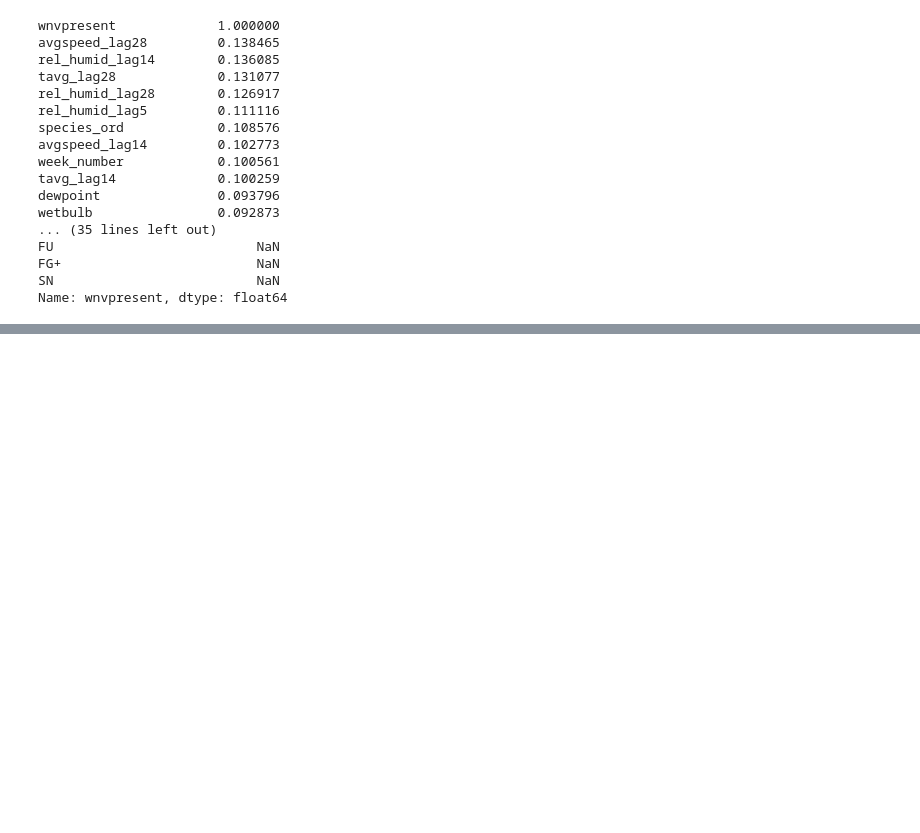
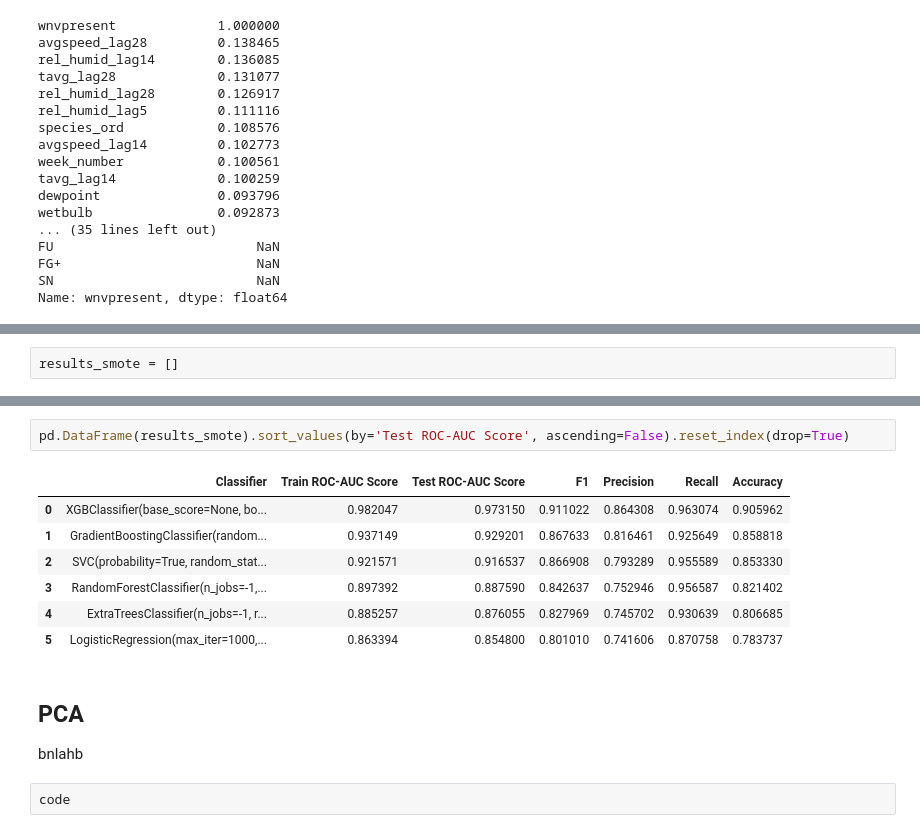
Before and after one commit to kevwee-lab/G.A-Project-4, a Jupyter notebook: working-folder/Rifqi/Prelim EDA (Roughpaper).ipynb, the cells around one changed output, grey strips where cells are left out. Cells and saved outputs as stored; diff of their text form; blank space fills up the shorter version.

```diff
--- a/working-folder/Rifqi/Prelim EDA (Roughpaper).ipynb
+++ b/working-folder/Rifqi/Prelim EDA (Roughpaper).ipynb
@@ -796,0 +1021,2 @@ Name: wnvpresent, dtype: float64
+# %%
+results_smote = []
@@ -796,0 +1094,16 @@ Name: wnvpresent, dtype: float64
+# %%
+pd.DataFrame(results_smote).sort_values(by='Test ROC-AUC Score', ascending=False).reset_index(drop=True)
+# %% [output]
+|  | Classifier | Train ROC-AUC Score | Test ROC-AUC Score | F1 | Precision | Recall | Accuracy |
+| 0 | XGBClassifier(base_score=None, bo... | 0.982047 | 0.973150 | 0.911022 | 0.864308 | 0.963074 | 0.905962 |
+| 1 | GradientBoostingClassifier(random... | 0.937149 | 0.929201 | 0.867633 | 0.816461 | 0.925649 | 0.858818 |
+| 2 | SVC(probability=True, random_stat... | 0.921571 | 0.916537 | 0.866908 | 0.793289 | 0.955589 | 0.853330 |
+| 3 | RandomForestClassifier(n_jobs=-1,... | 0.897392 | 0.887590 | 0.842637 | 0.752946 | 0.956587 | 0.821402 |
+| 4 | ExtraTreesClassifier(n_jobs=-1, r... | 0.885257 | 0.876055 | 0.827969 | 0.745702 | 0.930639 | 0.806685 |
+| 5 | LogisticRegression(max_iter=1000,... | 0.863394 | 0.854800 | 0.801010 | 0.741606 | 0.870758 | 0.783737 |
+# %% [markdown]
+## PCA
+
+bnlahb
+# %%
+code
```
Also changed, not shown: parts of 34 cells of this notebook.
